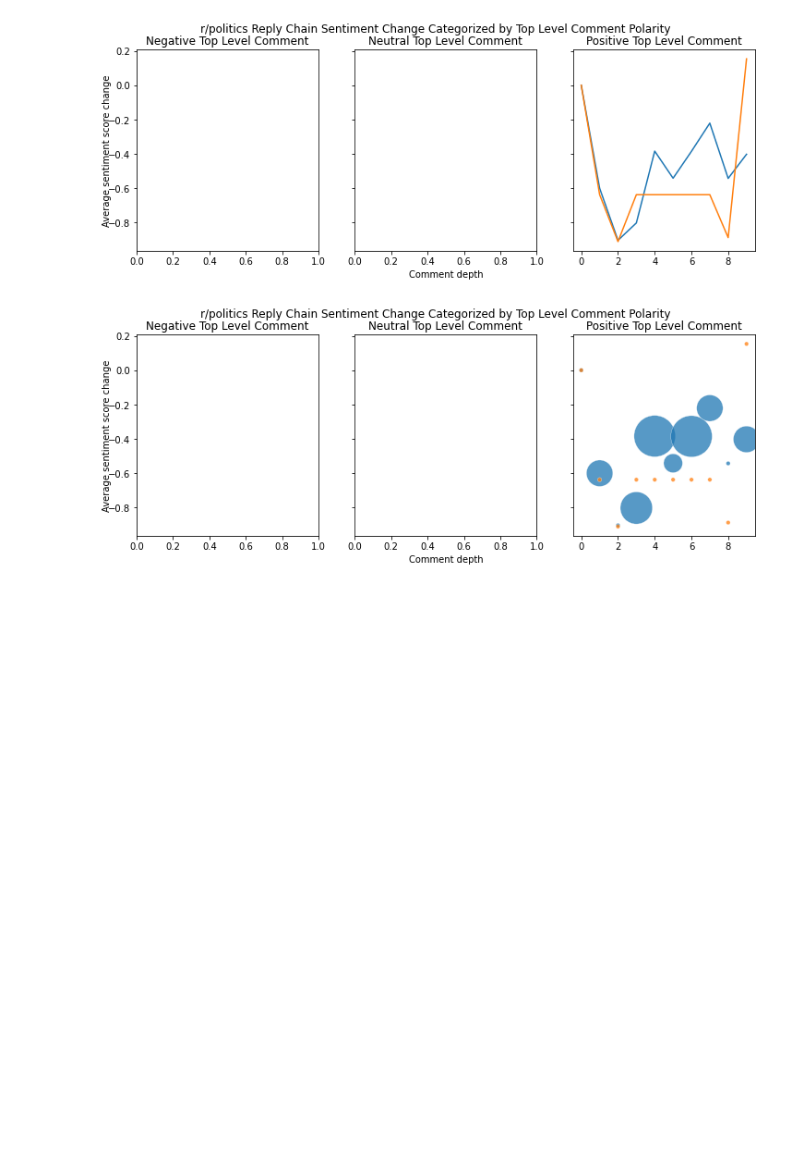
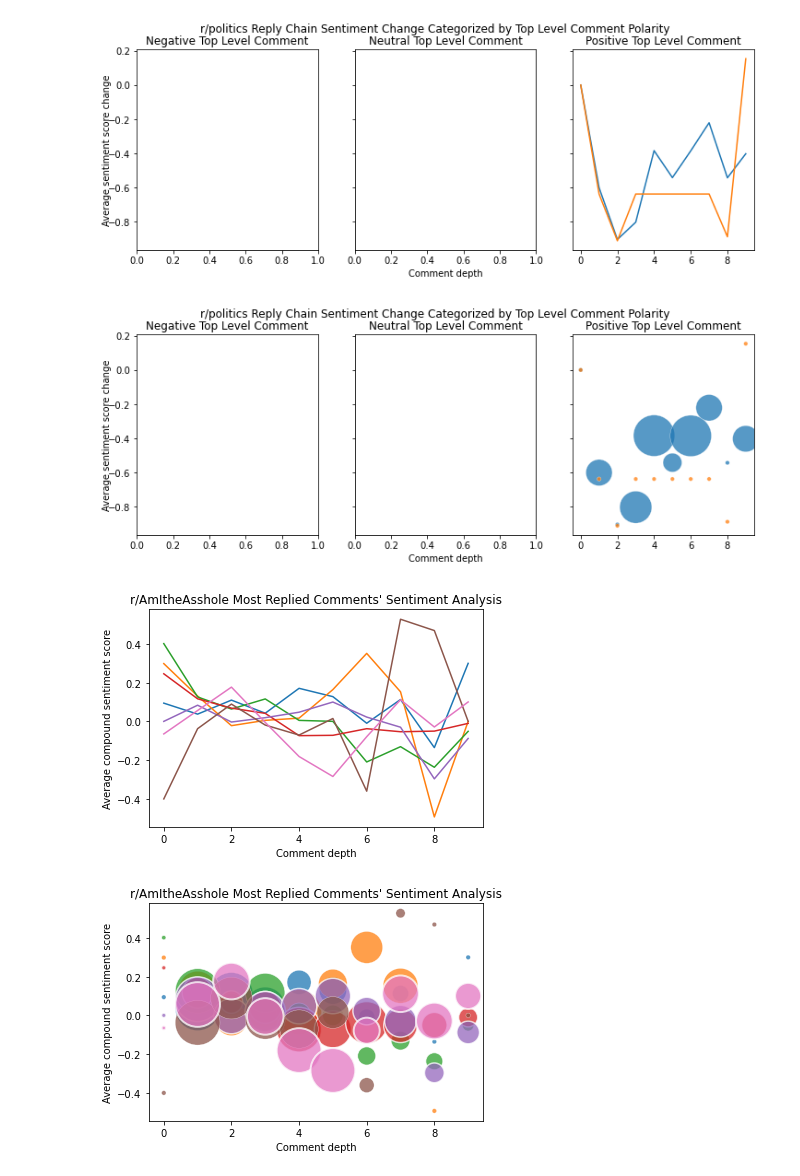
Before and after one commit to olincollege/reddit-sentiment, a Jupyter notebook: reddit-sentiment-analysis.ipynb, the cells around one changed output. Cells and saved outputs as stored; diff of their text form; code cells hidden in the pictures; blank space fills up the shorter version.

```diff
--- a/reddit-sentiment-analysis.ipynb
+++ b/reddit-sentiment-analysis.ipynb
@@ -48,3 +42,11 @@ plotting_functions.sentiment_categorized_bubble(subreddit, sentiment_dicts)
 # %% [output]
 [figure]
 [figure]
+# %%
+subreddit = "AmItheAsshole"
+sentiment_dicts = analyze_subreddit(subreddit)
+plotting_functions.sentiment_line(subreddit, sentiment_dicts)
+plotting_functions.sentiment_bubble(subreddit, sentiment_dicts)
+# %% [output]
+[figure, added]
+[figure, added]
```
Also changed, not shown: parts of 4 cells of this notebook, 2 other files.
